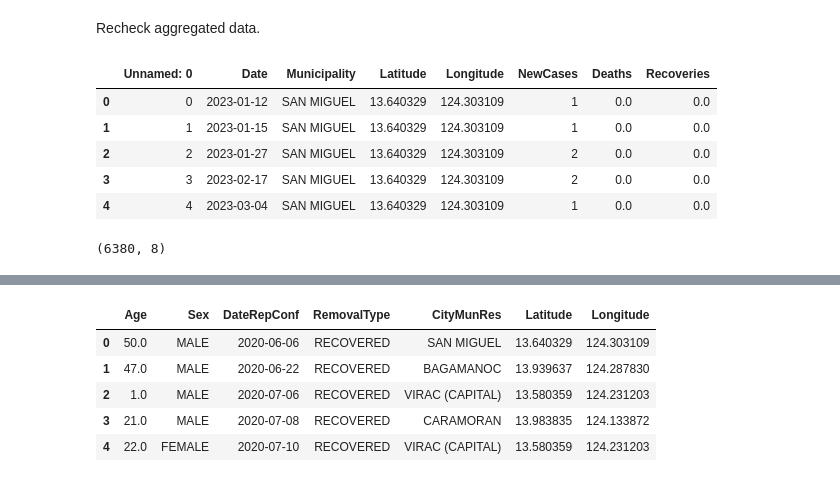
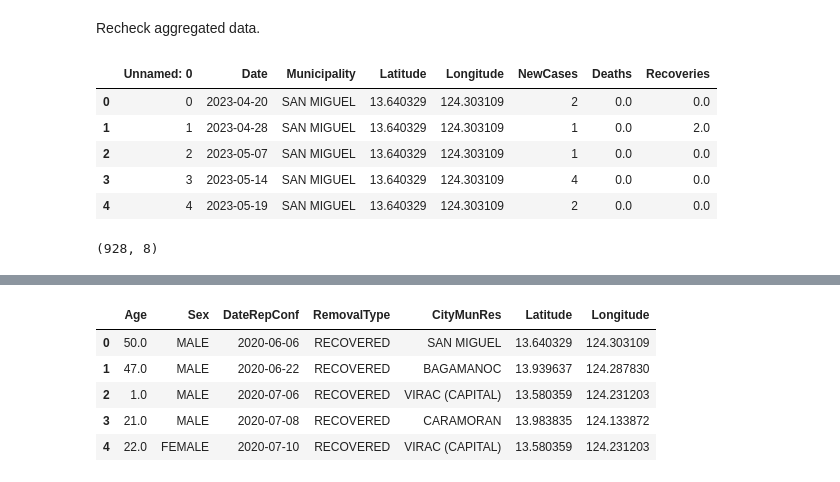
Before and after one commit to dddelacruz/cs198-scl-envi-2425, a Jupyter notebook: data_analysis.ipynb, the cells around one changed output, grey strips where cells are left out. Saved outputs shown, nothing was run; the diff lists cells and outputs as text; code cells hidden in the pictures.

Commit message:
chore: fix aggregatedata.ipynb and update aggregated data

```diff
--- a/data_analysis.ipynb
+++ b/data_analysis.ipynb
@@ -201,17 +201,17 @@ plt.show()
 # %% [markdown]
 Recheck aggregated data.
 # %%
-agg = pd.read_csv('./aggregated_data/CATANDUANES.csv')
+agg = pd.read_csv('./aggregated_data/CATANDUANES2.csv')
 
 agg.head()
 # %% [output]
 |  | Unnamed: 0 | Date | Municipality | Latitude | Longitude | NewCases | Deaths | Recoveries |
-| 0 | 0 | 2023-01-12 | SAN MIGUEL | 13.640329 | 124.303109 | 1 | 0.0 | 0.0 |
-| 1 | 1 | 2023-01-15 | SAN MIGUEL | 13.640329 | 124.303109 | 1 | 0.0 | 0.0 |
-| 2 | 2 | 2023-01-27 | SAN MIGUEL | 13.640329 | 124.303109 | 2 | 0.0 | 0.0 |
-| 3 | 3 | 2023-02-17 | SAN MIGUEL | 13.640329 | 124.303109 | 2 | 0.0 | 0.0 |
-| 4 | 4 | 2023-03-04 | SAN MIGUEL | 13.640329 | 124.303109 | 1 | 0.0 | 0.0 |
+| 0 | 0 | 2023-04-20 | SAN MIGUEL | 13.640329 | 124.303109 | 2 | 0.0 | 0.0 |
+| 1 | 1 | 2023-04-28 | SAN MIGUEL | 13.640329 | 124.303109 | 1 | 0.0 | 2.0 |
+| 2 | 2 | 2023-05-07 | SAN MIGUEL | 13.640329 | 124.303109 | 1 | 0.0 | 0.0 |
+| 3 | 3 | 2023-05-14 | SAN MIGUEL | 13.640329 | 124.303109 | 4 | 0.0 | 0.0 |
+| 4 | 4 | 2023-05-19 | SAN MIGUEL | 13.640329 | 124.303109 | 2 | 0.0 | 0.0 |
 # %%
 agg.shape
 # %% [output]
-(6380, 8)
+(928, 8)
```
Also changed, not shown: parts of 3 cells of this notebook, 2 other files.
